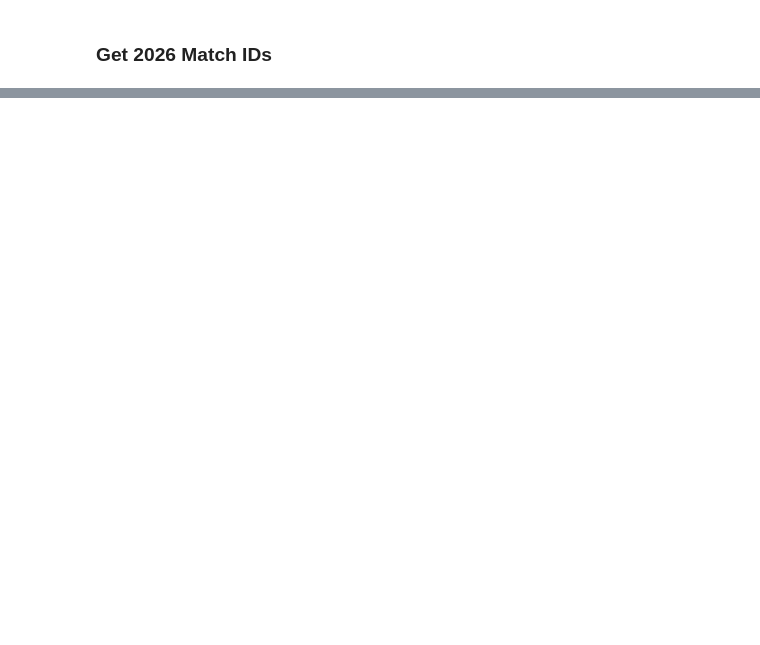
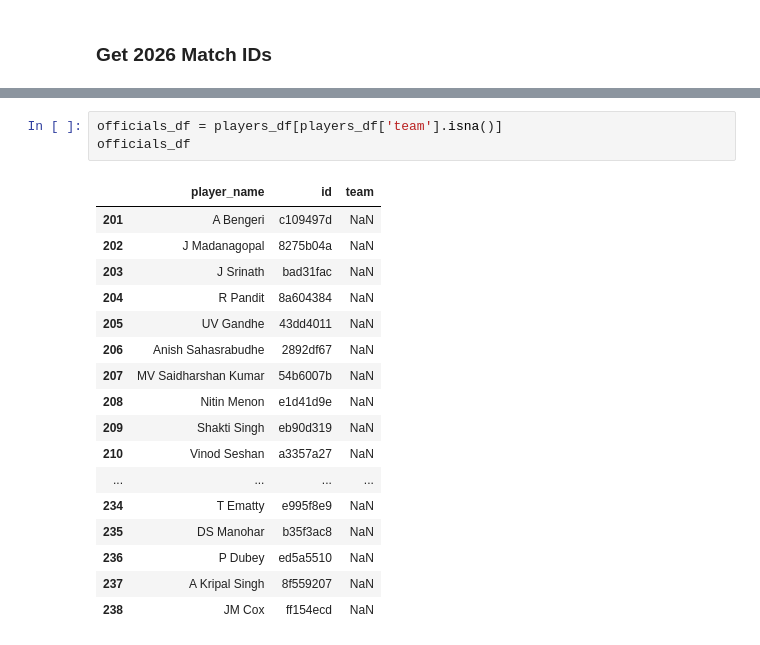
Before and after one commit to howies81/Learning-Lab, a Jupyter notebook: 02-apps/IPL-Dashboard/match_id.ipynb, the cells around one changed output, grey strips where cells are left out. Cells and saved outputs as stored; diff of their text form; blank space fills up the shorter version.

```diff
--- a/02-apps/IPL-Dashboard/match_id.ipynb
+++ b/02-apps/IPL-Dashboard/match_id.ipynb
@@ -226,0 +413,21 @@ players_df
+# %%
+officials_df = players_df[players_df['team'].isna()]
+officials_df
+# %% [output]
+|  | player_name | id | team |
+| 201 | A Bengeri | c109497d | NaN |
+| 202 | J Madanagopal | 8275b04a | NaN |
+| 203 | J Srinath | bad31fac | NaN |
+| 204 | R Pandit | 8a604384 | NaN |
+| 205 | UV Gandhe | 43dd4011 | NaN |
+| 206 | Anish Sahasrabudhe | 2892df67 | NaN |
+| 207 | MV Saidharshan Kumar | 54b6007b | NaN |
+| 208 | Nitin Menon | e1d41d9e | NaN |
+| 209 | Shakti Singh | eb90d319 | NaN |
+| 210 | Vinod Seshan | a3357a27 | NaN |
+| ... | ... | ... | ... |
+| 234 | T Ematty | e995f8e9 | NaN |
+| 235 | DS Manohar | b35f3ac8 | NaN |
+| 236 | P Dubey | ed5a5510 | NaN |
+| 237 | A Kripal Singh | 8f559207 | NaN |
+| 238 | JM Cox | ff154ecd | NaN |
```
Also changed, not shown: parts of 36 cells of this notebook, 1 other file.
